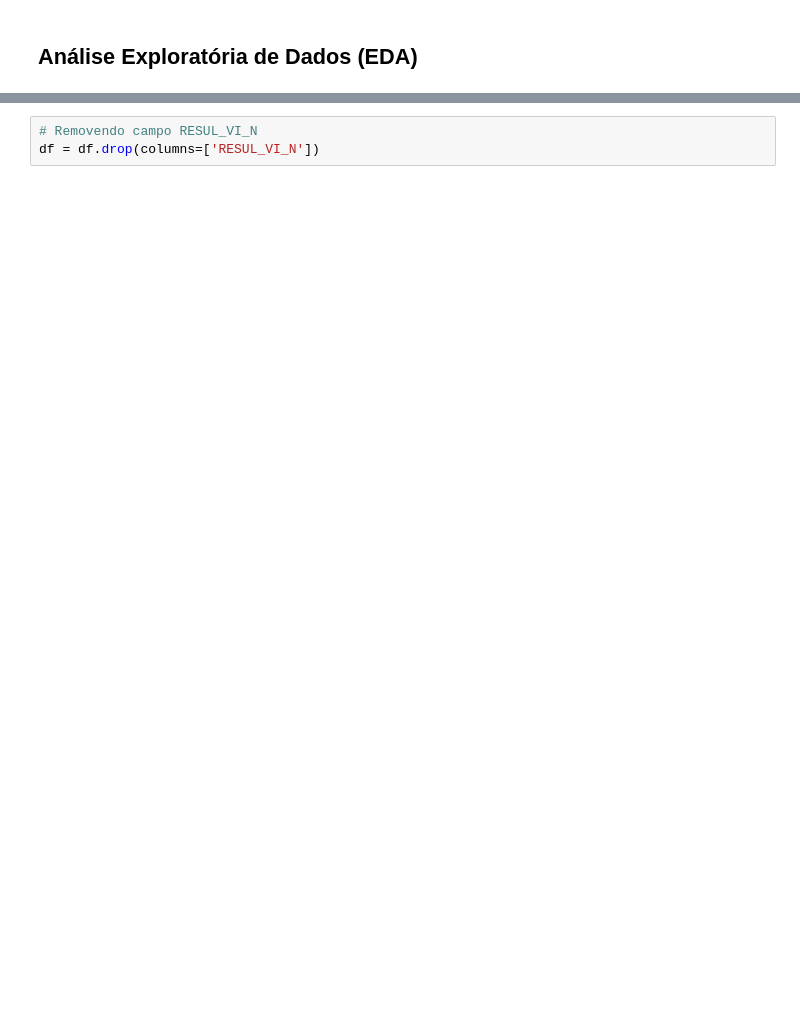
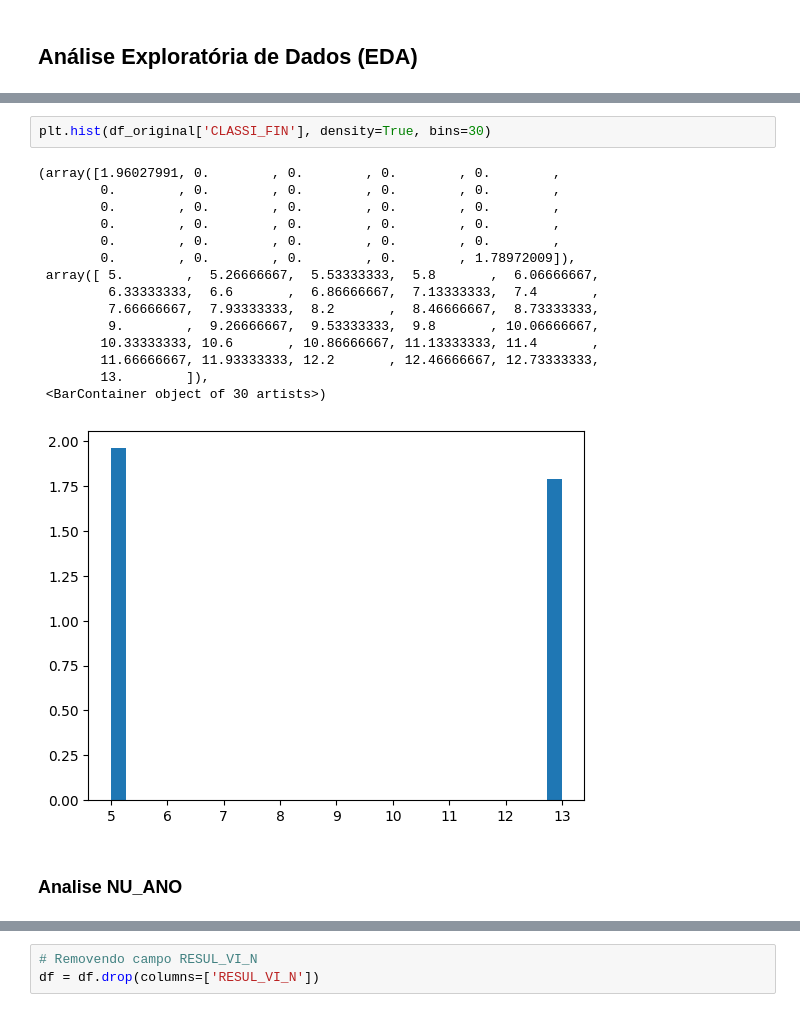
Before and after one commit to AnaPRodrigues/tech-challenge-grupo-9, a Jupyter notebook: tech-challenge-chikungunya.ipynb, the cells around one changed output, grey strips where cells are left out. Drawn from its saved outputs; the diff is of its cells as text; blank space fills up the shorter version.

```diff
--- a/tech-challenge-chikungunya.ipynb
+++ b/tech-challenge-chikungunya.ipynb
@@ -55,0 +172,20 @@ Dataset original contém 245.541 registros com 122 características/colunas.
+# %%
+plt.hist(df_original['CLASSI_FIN'], density=True, bins=30)
+# %% [output]
+(array([1.96027991, 0.        , 0.        , 0.        , 0.        ,
+        0.        , 0.        , 0.        , 0.        , 0.        ,
+        0.        , 0.        , 0.        , 0.        , 0.        ,
+        0.        , 0.        , 0.        , 0.        , 0.        ,
+        0.        , 0.        , 0.        , 0.        , 0.        ,
+        0.        , 0.        , 0.        , 0.        , 1.78972009]),
+ array([ 5.        ,  5.26666667,  5.53333333,  5.8       ,  6.06666667,
+         6.33333333,  6.6       ,  6.86666667,  7.13333333,  7.4       ,
+         7.66666667,  7.93333333,  8.2       ,  8.46666667,  8.73333333,
+         9.        ,  9.26666667,  9.53333333,  9.8       , 10.06666667,
+        10.33333333, 10.6       , 10.86666667, 11.13333333, 11.4       ,
+        11.66666667, 11.93333333, 12.2       , 12.46666667, 12.73333333,
+        13.        ]),
+ <BarContainer object of 30 artists>)
+[figure, added]
+# %% [markdown]
+### Analise NU_ANO
```
Also changed, not shown: parts of 96 cells of this notebook.
